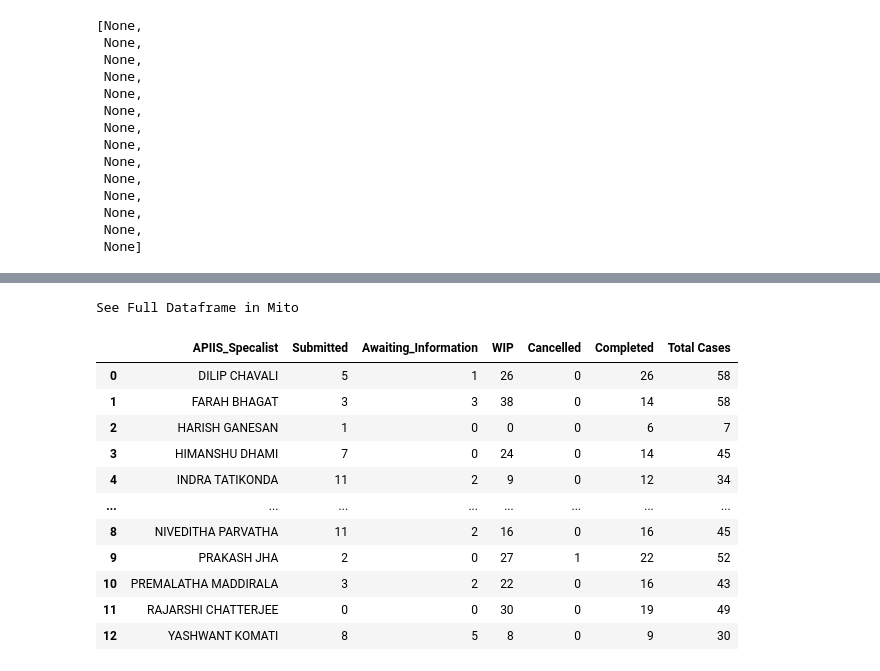
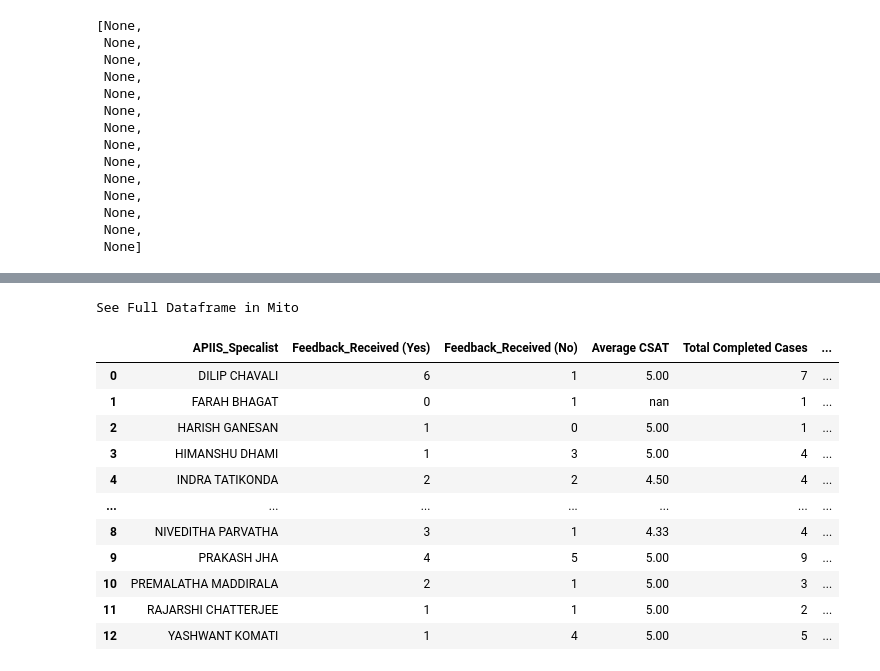
Before and after one commit to yashkomati/APIIS-CSAT-UI, a Jupyter notebook: csat.ipynb, the cells around one changed output, grey strips where cells are left out. Drawn from its saved outputs; the diff is of its cells as text; code cells hidden in the pictures.

```diff
--- a/csat.ipynb
+++ b/csat.ipynb
@@ -423,18 +428,67 @@ filtered_astro_pivot.insert(6, 'Total Cases', 0)
 filtered_astro_pivot['Total Cases'] = filtered_astro_pivot['Submitted'] + filtered_astro_pivot['Awaiting_Information']+ filtered_astro_pivot['WIP'] + filtered_astro_pivot['Cancelled'] + filtered_astro_pivot['Completed']
 #filtered_astro_pivot[] = sum(filtered_astro_pivot['Submitted'],filtered_astro_pivot['Awaiting_Information'],filtered_astro_pivot['WIP'],filtered_astro_pivot['Cancelled'],filtered_astro_pivot['Completed'])
 filtered_astro_pivot
-#filtered_astro_pivot.to_csv('Case_Level_Metrics_Pivot.csv')
+filtered_astro_pivot.to_csv('Case_Level_Metrics_Pivot.csv')
-# %% [output]
-See Full Dataframe in Mito
-|  | APIIS_Specalist | Submitted | Awaiting_Information | WIP | Cancelled | Completed | Total Cases |
-| 0 | DILIP CHAVALI | 5 | 1 | 26 | 0 | 26 | 58 |
-| 1 | FARAH BHAGAT | 3 | 3 | 38 | 0 | 14 | 58 |
-| 2 | HARISH GANESAN | 1 | 0 | 0 | 0 | 6 | 7 |
-| 3 | HIMANSHU DHAMI | 7 | 0 | 24 | 0 | 14 | 45 |
-| 4 | INDRA TATIKONDA | 11 | 2 | 9 | 0 | 12 | 34 |
-| ... | ... | ... | ... | ... | ... | ... | ... |
-| 8 | NIVEDITHA PARVATHA | 11 | 2 | 16 | 0 | 16 | 45 |
-| 9 | PRAKASH JHA | 2 | 0 | 27 | 1 | 22 | 52 |
-| 10 | PREMALATHA MADDIRALA | 3 | 2 | 22 | 0 | 16 | 43 |
-| 11 | RAJARSHI CHATTERJEE | 0 | 0 | 30 | 0 | 19 | 49 |
-| 12 | YASHWANT KOMATI | 8 | 5 | 8 | 0 | 9 | 30 |
+# %%
+tmp_df_1 = look_up[look_up['listing_complete_date'].notnull()]
+tmp_df_1= look_up[look_up['status_notes'].str.contains('PAID' or 'Paid', na=False, regex=False)]
+#tmp_df_1 = look_up
+tmp_df_1 = tmp_df_1[['Feedback_Received','owner','Average CSAT']].copy()
+pivot_table_1 = tmp_df_1.pivot_table(
+    index=['owner'],
+    columns=['Feedback_Received',],
+    values=['Feedback_Received',],
+    aggfunc={'Feedback_Received': ['count'], 'Average CSAT': ['mean']}
+)
+pivot_table_1.columns = ['_'.join([str(c) for c in c_list]) for c_list in pivot_table_1.columns.values]
+look_up_pivot_paid = pivot_table_1.reset_index()
+# Changed Feedback_Received count Yes to dtype int
+look_up_pivot_paid['Feedback_Received_count_Yes'] = look_up_pivot_paid['Feedback_Received_count_Yes'].fillna(0).astype('int')
+# Changed Feedback_Received count No to dtype int
+look_up_pivot_paid['Feedback_Received_count_No'] = look_up_pivot_paid['Feedback_Received_count_No'].fillna(0).astype('int')
+# Reordered column Feedback_Received count Yes
+look_up_pivot_paid_columns = [col for col in look_up_pivot_paid.columns if col != 'Feedback_Received_count_Yes']
+look_up_pivot_paid_columns.insert(1, 'Feedback_Received_count_Yes')
+look_up_pivot_paid = look_up_pivot_paid[look_up_pivot_paid_columns]
+# Renamed columns APIIS_Specalist
+look_up_pivot_paid.rename(columns={'owner': 'APIIS_Specalist'}, inplace=True)
+# Renamed columns Feedback_Received (Yes)
+look_up_pivot_paid.rename(columns={'Feedback_Received_count_Yes': 'Feedback_Received (Yes)'}, inplace=True)
+# Renamed columns Feedback_Received (No)
+look_up_pivot_paid.rename(columns={'Feedback_Received_count_No': 'Feedback_Received (No)'}, inplace=True)
+# Added column Total Completed Cases
+look_up_pivot_paid.insert(3, 'Total Completed Cases', 0)
+# Set formula of Total Completed Cases
+look_up_pivot_paid['Total Completed Cases'] = look_up_pivot_paid['Feedback_Received (Yes)'] + look_up_pivot_paid['Feedback_Received (No)']
+# Added column CSAT Response Rate (%)
+look_up_pivot_paid.insert(4, 'CSAT Response Rate (%)', 0)
+# Set formula of CSAT Response Rate (%)
+look_up_pivot_paid['CSAT Response Rate (%)'] = (look_up_pivot_paid['Feedback_Received (Yes)'] / look_up_pivot_paid['Total Completed Cases']) * 100
+# Format the CSAT Response Rate (%) column to have two decimal places
+look_up_pivot_paid['CSAT Response Rate (%)'] = look_up_pivot_paid['CSAT Response Rate (%)'].apply(lambda x: '{:.2f}'.format(x))
+# Added column average csat
+#look_up_pivot_paid = look_up_pivot_paid.drop(columns=['Average CSAT_mean_No'])
+look_up_pivot_paid['Average CSAT_mean_Yes'] = look_up_pivot_paid['Average CSAT_mean_Yes'].apply(lambda x: '{:.2f}'.format(x))
+look_up_pivot_paid['Average CSAT_mean_Yes'].fillna('0')
+look_up_pivot_paid = look_up_pivot_paid.rename(columns={'Average CSAT_mean_Yes': 'Average CSAT'})
+# Reordered column Feedback Due (No)
+look_up_pivot_paid_columns = [col for col in look_up_pivot_paid.columns if col != 'Feedback_Received (No)']
+look_up_pivot_paid_columns.insert(2, 'Feedback_Received (No)')
+look_up_pivot_paid = look_up_pivot_paid[look_up_pivot_paid_columns]
+# Set formula of CSAT Response Rate (%)
+look_up_pivot_paid.to_csv('CSAT_RR_Paid_Pivot.csv')
+look_up_pivot_paid
+# %% [output]
+See Full Dataframe in Mito
+|  | APIIS_Specalist | Feedback_Received (Yes) | Feedback_Received (No) | Average CSAT | Total Completed Cases | ... |
+| 0 | DILIP CHAVALI | 6 | 1 | 5.00 | 7 | ... |
+| 1 | FARAH BHAGAT | 0 | 1 | nan | 1 | ... |
+| 2 | HARISH GANESAN | 1 | 0 | 5.00 | 1 | ... |
+| 3 | HIMANSHU DHAMI | 1 | 3 | 5.00 | 4 | ... |
+| 4 | INDRA TATIKONDA | 2 | 2 | 4.50 | 4 | ... |
+| ... | ... | ... | ... | ... | ... | ... |
+| 8 | NIVEDITHA PARVATHA | 3 | 1 | 4.33 | 4 | ... |
+| 9 | PRAKASH JHA | 4 | 5 | 5.00 | 9 | ... |
+| 10 | PREMALATHA MADDIRALA | 2 | 1 | 5.00 | 3 | ... |
+| 11 | RAJARSHI CHATTERJEE | 1 | 1 | 5.00 | 2 | ... |
+| 12 | YASHWANT KOMATI | 1 | 4 | 5.00 | 5 | ... |
```
Also changed, not shown: parts of 8 cells of this notebook, 19 other files.
